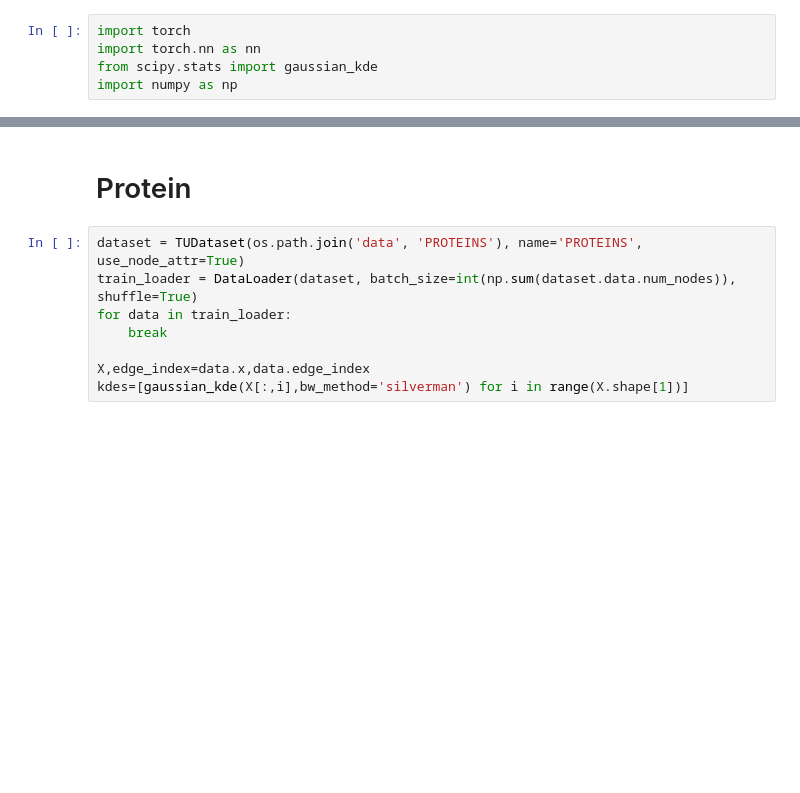
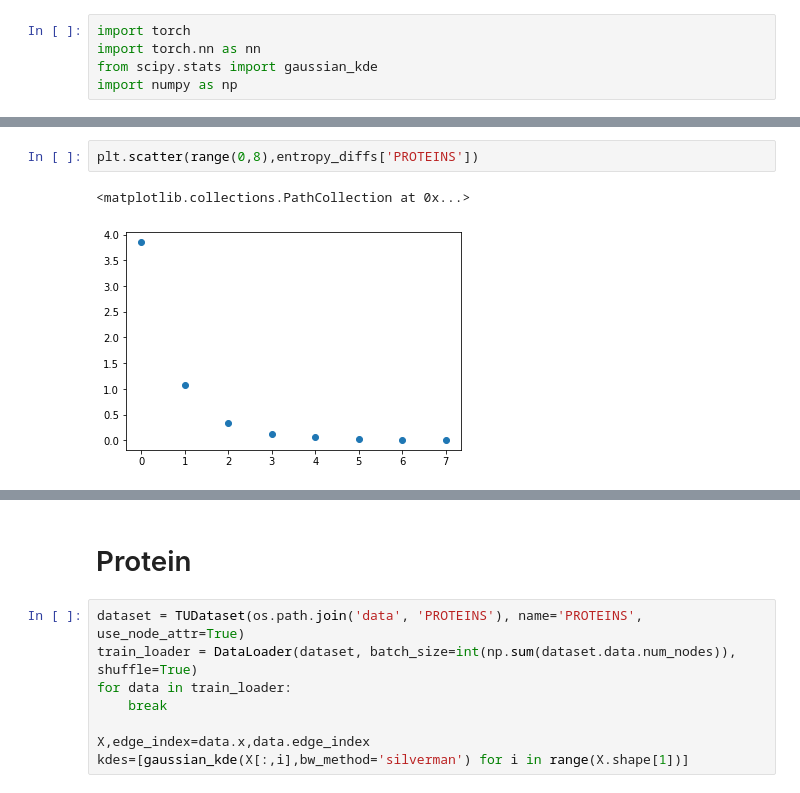
Before and after one commit to gaozhangyang/Lookhops, a Jupyter notebook: jupyter/analyze_neighborhood_information_gain.ipynb, the cells around one changed output, grey strips where cells are left out. Cells and saved outputs as stored; diff of their text form; blank space fills up the shorter version.

```diff
--- a/jupyter/analyze_neighborhood_information_gain.ipynb
+++ b/jupyter/analyze_neighborhood_information_gain.ipynb
@@ -251,0 +408,5 @@ P1=torch_gaussian_kde(0.1)(torch.tensor(x),torch.tensor(x))
+# %%
+plt.scatter(range(0,8),entropy_diffs['PROTEINS'])
+# %% [output]
+<matplotlib.collections.PathCollection at 0x...>
+[figure, added]
```
Also changed, not shown: parts of 23 cells of this notebook.
